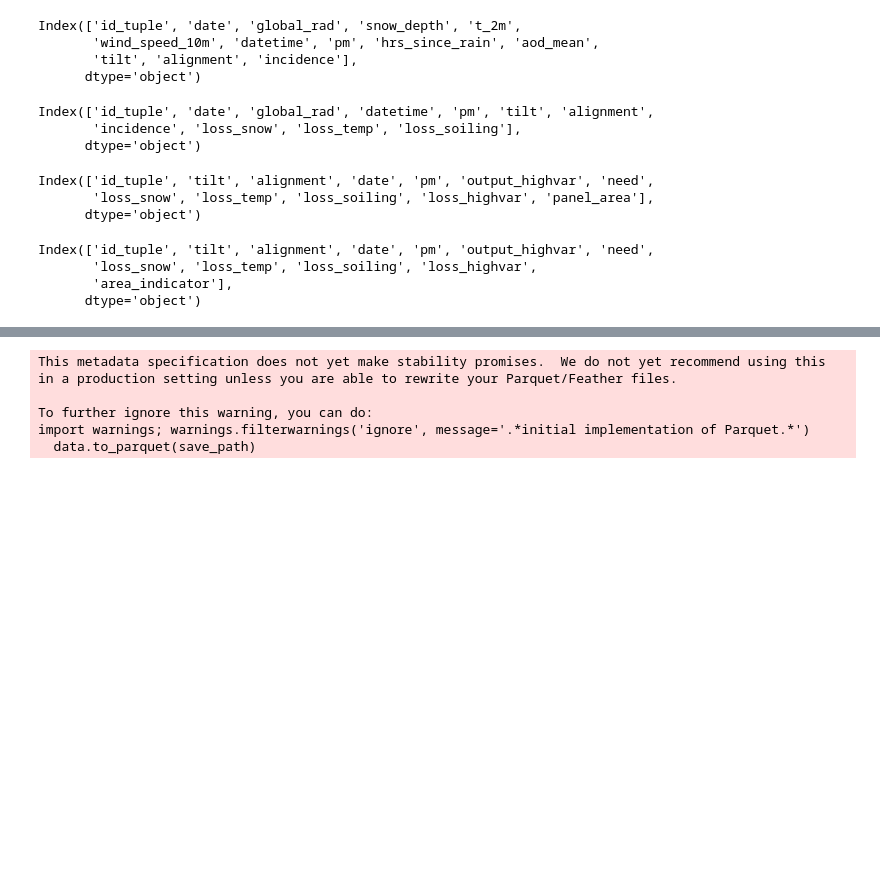
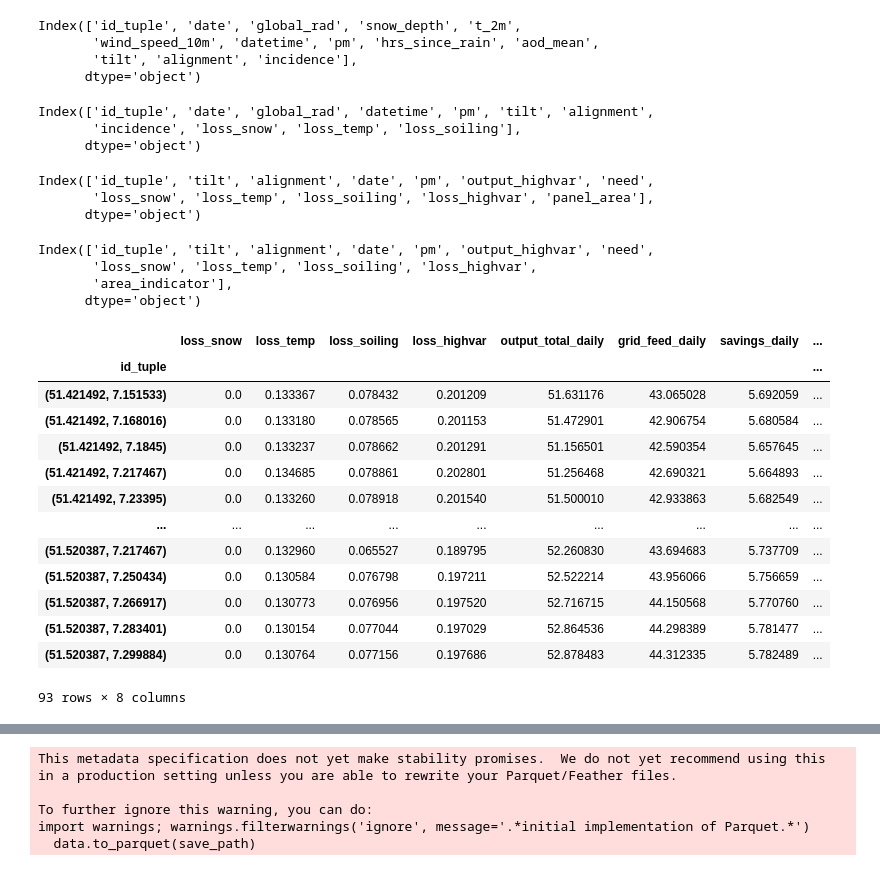
Before and after one commit to WebDevelopmentDuesseldorf/Solaranlagen, a Jupyter notebook: src/spp_program_full.ipynb, the cells around one changed output, grey strips where cells are left out. Cells and saved outputs as stored; diff of their text form; code cells hidden in the pictures; blank space fills up the shorter version.

```diff
--- a/src/spp_program_full.ipynb
+++ b/src/spp_program_full.ipynb
@@ -48,3 +128,32 @@ os.getcwd()
+# %%
+# combine settings dicts and save
+user_settings = {
+    'energy_need':energy_need,
+}
+
+extended_settings = {
+    'panel_info':panel_info
+}
+
+dev_settings = {
+    'topo_references':topo_references,
+    'losses':losses,
+    'project_info':project_info,
+    'financial':financial,
+    'code_specific':code_specific
+}
+
+# set basic path
+settings_path = '../references/settings/{}.json'
+# save the files
+with open(settings_path.format('user_settings'),'w') as f:
+    json.dump(user_settings, f)
+
+with open(settings_path.format('extended_settings'),'w') as f:
+    json.dump(extended_settings, f)
+
+with open(settings_path.format('dev_settings'),'w') as f:
+    json.dump(dev_settings, f)
 # %%
 # set parameters for energy consumption
 # might be used to calculate optimal locations
@@ -369,6 +480,7 @@ else:
                 for res
                 in responses
             ]
+            resres = results
             return results
 
     # unpack the responses
@@ -482,7 +594,7 @@ for day in (
     )
 ):
     # compute the daily total, use is to compute need for half days
-    a = consumption_by_date(day,power_usage_january_total,power_usage_july_total)
+    a = consumption_by_date(day,power_usage_january_total,power_usage_july_total,3)
     b = consumption_ampm(a,consumption_morning+consumption_night,consumption_evening+consumption_afternoon)
     # save the half days in a df, collect the dfs
     b = pd.DataFrame(b,columns=['need','pm'])
@@ -872,6 +995,7 @@ max_out_df=(
     optimal_combination(
         weather_df,
         max_output_index,
+        'output_highvar',
         need_df,loss_df
     )
 )
@@ -1134,3 +1257,20 @@ Index(['id_tuple', 'tilt', 'alignment', 'date', 'pm', 'output_highvar', 'need',
 # highvar_allids_df = pd.DataFrame(highvar_allids)
 # # name the cols
 # highvar_allids_df.columns=['id_tuple','tilt','alignment','output_highvar_daily','loss_highvar','loss_temp','loss_snow','loss_soil','angle','global_rad','direct','diffuse']
+# %%
+max_out_df
+# %% [output]
+|  | loss_snow | loss_temp | loss_soiling | loss_highvar | output_total_daily | grid_feed_daily | savings_daily | ... |
+| id_tuple |  |  |  |  |  |  |  | ... |
+| (51.421492, 7.151533) | 0.0 | 0.133367 | 0.078432 | 0.201209 | 51.631176 | 43.065028 | 5.692059 | ... |
+| (51.421492, 7.168016) | 0.0 | 0.133180 | 0.078565 | 0.201153 | 51.472901 | 42.906754 | 5.680584 | ... |
+| (51.421492, 7.1845) | 0.0 | 0.133237 | 0.078662 | 0.201291 | 51.156501 | 42.590354 | 5.657645 | ... |
+| (51.421492, 7.217467) | 0.0 | 0.134685 | 0.078861 | 0.202801 | 51.256468 | 42.690321 | 5.664893 | ... |
+| (51.421492, 7.23395) | 0.0 | 0.133260 | 0.078918 | 0.201540 | 51.500010 | 42.933863 | 5.682549 | ... |
+| ... | ... | ... | ... | ... | ... | ... | ... | ... |
+| (51.520387, 7.217467) | 0.0 | 0.132960 | 0.065527 | 0.189795 | 52.260830 | 43.694683 | 5.737709 | ... |
+| (51.520387, 7.250434) | 0.0 | 0.130584 | 0.076798 | 0.197211 | 52.522214 | 43.956066 | 5.756659 | ... |
+| (51.520387, 7.266917) | 0.0 | 0.130773 | 0.076956 | 0.197520 | 52.716715 | 44.150568 | 5.770760 | ... |
+| (51.520387, 7.283401) | 0.0 | 0.130154 | 0.077044 | 0.197029 | 52.864536 | 44.298389 | 5.781477 | ... |
+| (51.520387, 7.299884) | 0.0 | 0.130764 | 0.077156 | 0.197686 | 52.878483 | 44.312335 | 5.782489 | ... |
+93 rows × 8 columns
```
Also changed, not shown: parts of 20 cells of this notebook.
